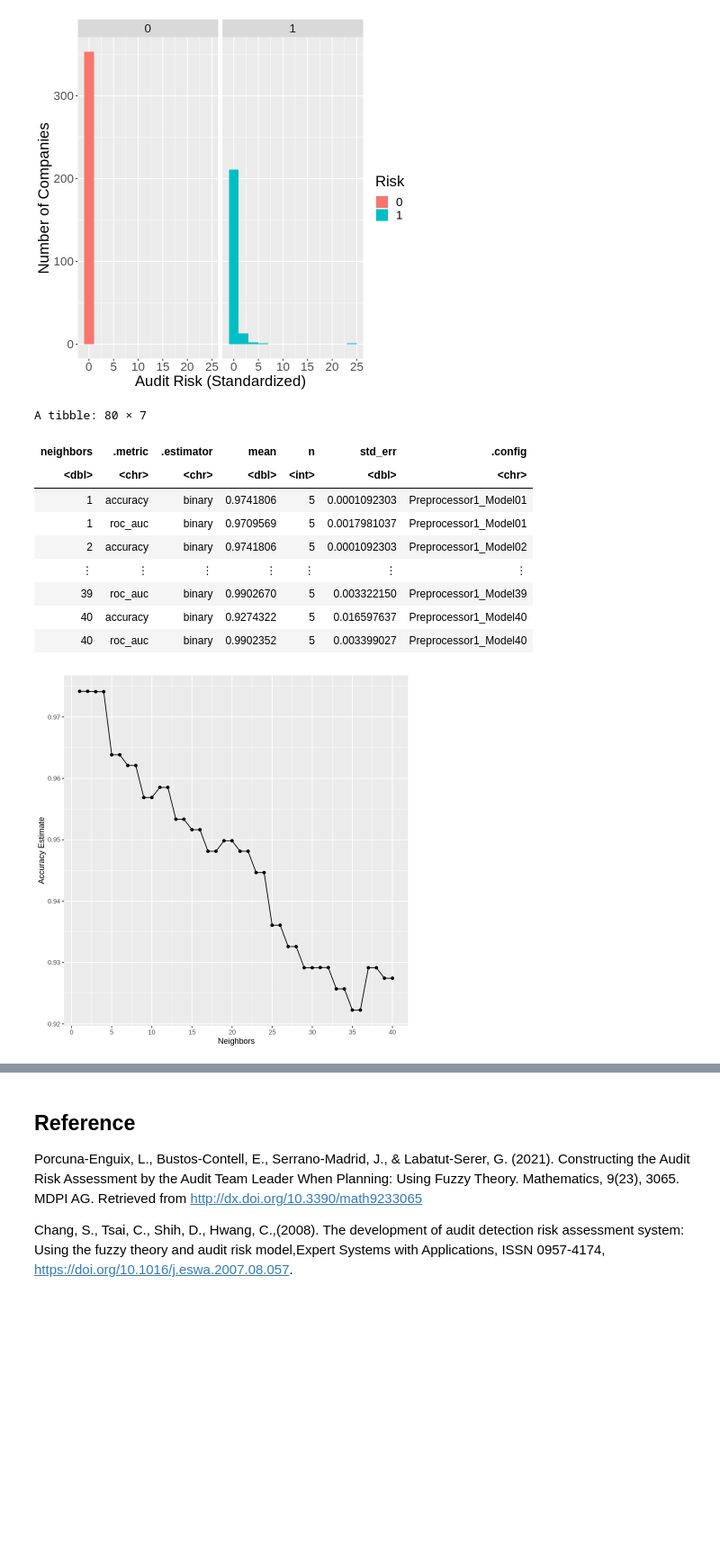
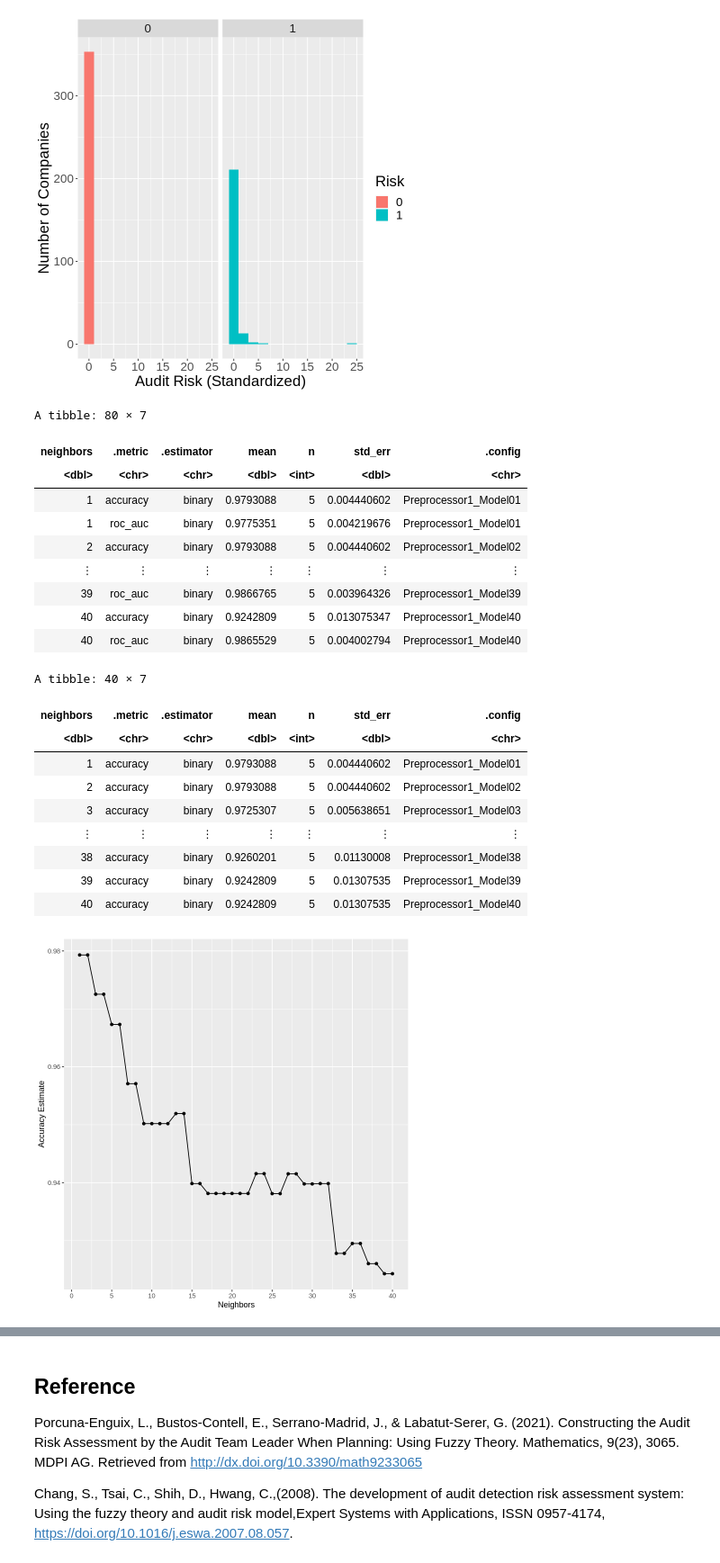
Before and after one commit to Leoliuubc/dsci-100-project-group43, a Jupyter notebook: group_report.ipynb, the cells around one changed output, grey strips where cells are left out. Shown: that part at 90% size. Cells and saved outputs as stored; diff of their text form; code cells hidden in the pictures; blank space fills up the shorter version.

```diff
--- a/group_report.ipynb
+++ b/group_report.ipynb
@@ -132,6 +145,8 @@ risk_plot
 # %% [output]
 [figure]
 # %%
+set.seed(123)
+
 training_recipe <- recipe(Risk ~ ., data = risk_data_train)
 
 training_vfold <- vfold_cv(risk_data_train, v = 5, strata = Risk)
@@ -139,32 +154,43 @@ training_vfold <- vfold_cv(risk_data_train, v = 5, strata = Risk)
 training_mode <- nearest_neighbor(weight_func = "rectangular", neighbors = tune()) |>
                     set_engine("kknn") |>
                     set_mode("classification")
-
-cross_val <- workflow() |>
-                add_recipe(training_recipe) |>
-                add_model(training_mode) |>
-                tune_grid(resamples = training_vfold, grid = tibble(neighbors = seq(from = 1, to = 40, by = 1))) |>
-                collect_metrics()
-cross_val
-
-accuracies <- cross_val |>
-       filter(.metric == "accuracy")
-
-cross_val_plot <- ggplot(accuracies, aes(x = neighbors, y = mean))+
-       geom_point() +
-       geom_line() +
-       labs(x = "Neighbors", y = "Accuracy Estimate") +
-       scale_x_continuous(breaks = seq(0, 50, by = 5))
-cross_val_plot
-# %% [output]
-A tibble: 80 × 7
-| neighbors | .metric | .estimator | mean | n | std_err | .config |
-| <dbl> | <chr> | <chr> | <dbl> | <int> | <dbl> | <chr> |
-| 1 | accuracy | binary | 0.9741806 | 5 | 0.0001092303 | Preprocessor1_Model01 |
-| 1 | roc_auc | binary | 0.9709569 | 5 | 0.0017981037 | Preprocessor1_Model01 |
-| 2 | accuracy | binary | 0.9741806 | 5 | 0.0001092303 | Preprocessor1_Model02 |
-| ⋮ | ⋮ | ⋮ | ⋮ | ⋮ | ⋮ | ⋮ |
-| 39 | roc_auc | binary | 0.9902670 | 5 | 0.003322150 | Preprocessor1_Model39 |
-| 40 | accuracy | binary | 0.9274322 | 5 | 0.016597637 | Preprocessor1_Model40 |
-| 40 | roc_auc | binary | 0.9902352 | 5 | 0.003399027 | Preprocessor1_Model40 |
-[figure, removed]
+# %%
+cross_val <- workflow() |>
+                add_recipe(training_recipe) |>
+                add_model(training_mode) |>
+                tune_grid(resamples = training_vfold, grid = tibble(neighbors = seq(from = 1, to = 40, by = 1))) |>
+                collect_metrics()
+cross_val
+
+accuracies <- cross_val |>
+       filter(.metric == "accuracy")
+accuracies
+
+cross_val_plot <- ggplot(accuracies, aes(x = neighbors, y = mean))+
+       geom_point() +
+       geom_line() +
+       labs(x = "Neighbors", y = "Accuracy Estimate") +
+       scale_x_continuous(breaks = seq(0, 50, by = 5))
+cross_val_plot
+# %% [output]
+A tibble: 80 × 7
+| neighbors | .metric | .estimator | mean | n | std_err | .config |
+| <dbl> | <chr> | <chr> | <dbl> | <int> | <dbl> | <chr> |
+| 1 | accuracy | binary | 0.9793088 | 5 | 0.004440602 | Preprocessor1_Model01 |
+| 1 | roc_auc | binary | 0.9775351 | 5 | 0.004219676 | Preprocessor1_Model01 |
+| 2 | accuracy | binary | 0.9793088 | 5 | 0.004440602 | Preprocessor1_Model02 |
+| ⋮ | ⋮ | ⋮ | ⋮ | ⋮ | ⋮ | ⋮ |
+| 39 | roc_auc | binary | 0.9866765 | 5 | 0.003964326 | Preprocessor1_Model39 |
+| 40 | accuracy | binary | 0.9242809 | 5 | 0.013075347 | Preprocessor1_Model40 |
+| 40 | roc_auc | binary | 0.9865529 | 5 | 0.004002794 | Preprocessor1_Model40 |
+A tibble: 40 × 7
+| neighbors | .metric | .estimator | mean | n | std_err | .config |
+| <dbl> | <chr> | <chr> | <dbl> | <int> | <dbl> | <chr> |
+| 1 | accuracy | binary | 0.9793088 | 5 | 0.004440602 | Preprocessor1_Model01 |
+| 2 | accuracy | binary | 0.9793088 | 5 | 0.004440602 | Preprocessor1_Model02 |
+| 3 | accuracy | binary | 0.9725307 | 5 | 0.005638651 | Preprocessor1_Model03 |
+| ⋮ | ⋮ | ⋮ | ⋮ | ⋮ | ⋮ | ⋮ |
+| 38 | accuracy | binary | 0.9260201 | 5 | 0.01130008 | Preprocessor1_Model38 |
+| 39 | accuracy | binary | 0.9242809 | 5 | 0.01307535 | Preprocessor1_Model39 |
+| 40 | accuracy | binary | 0.9242809 | 5 | 0.01307535 | Preprocessor1_Model40 |
+[figure, added]
```
Also changed, not shown: parts of 5 cells of this notebook.
